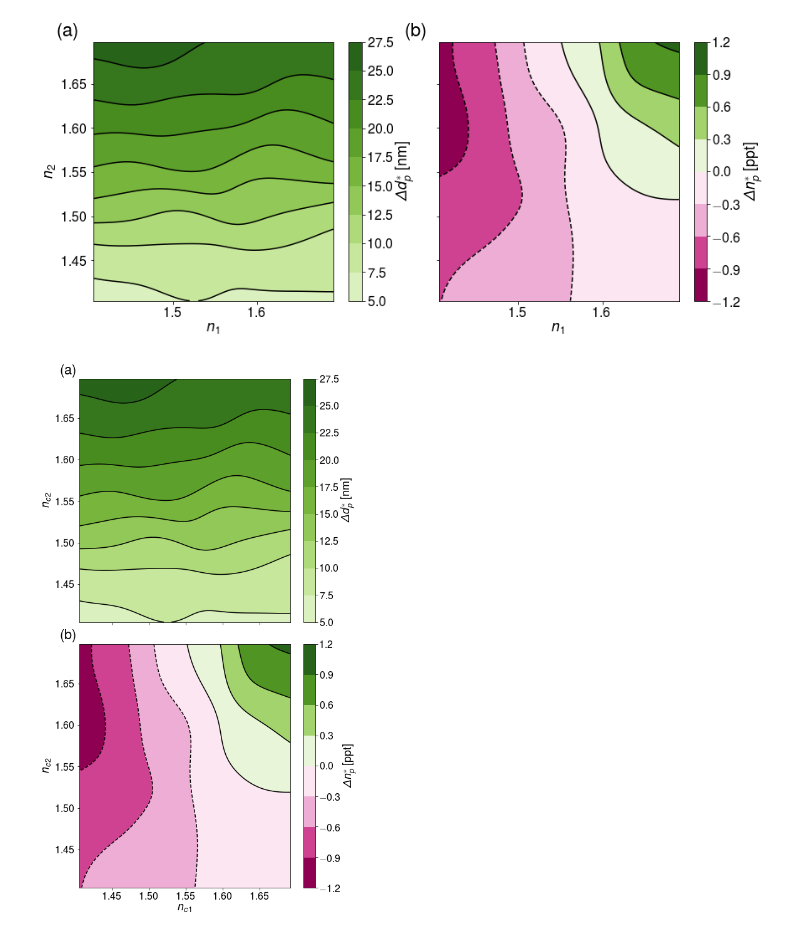
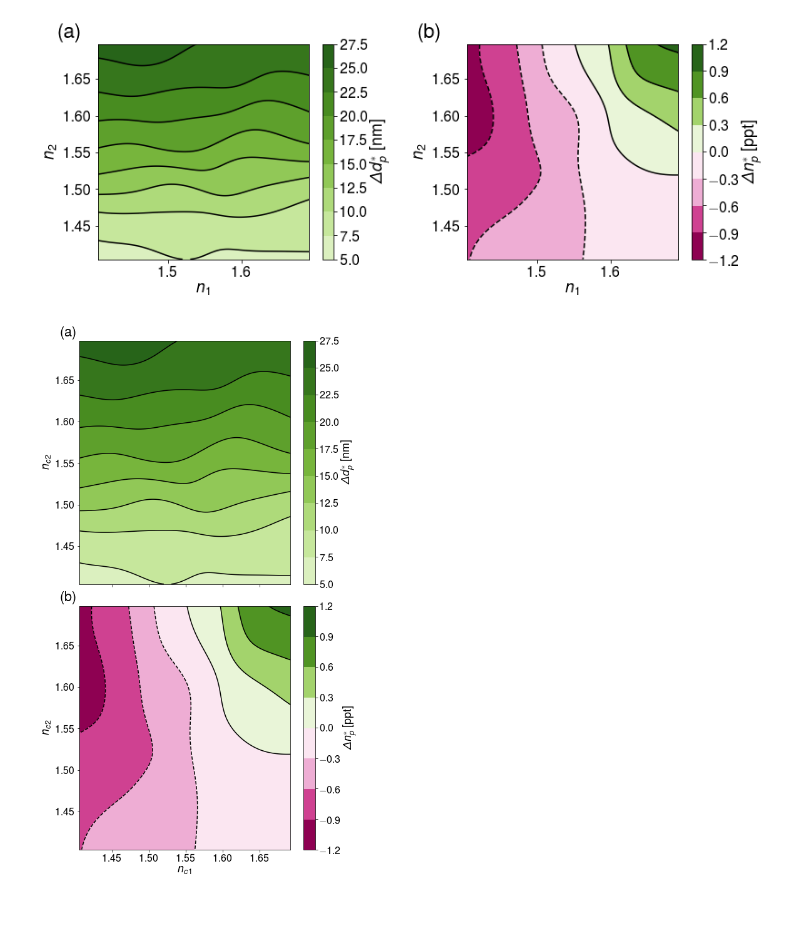
Before and after one commit to laltman2/DDA_binding_assays, a Jupyter notebook: Double_Coat_Plot.ipynb, the cells around one changed output. Saved outputs shown, nothing was run; the diff lists cells and outputs as text; code cells hidden in the pictures; blank space fills up the shorter version.

Commit message:
figure updates

```diff
--- a/Double_Coat_Plot.ipynb
+++ b/Double_Coat_Plot.ipynb
@@ -163,28 +163,30 @@ dn_p = (n_fit2 - n_fit1).to_numpy()*1e3
 dda_p, xx, yy = distribution([n_1, n_2], da_p)
 ddn_p, xx, yy = distribution([n_1, n_2], dn_p)
 # %%
-fig, axes = plt.subplots(1, 2, figsize=(12,5), sharey=True)
+fig, axes = plt.subplots(1, 2, figsize=(11,4))
 
 dd = [dda_p, ddn_p]
 labels = [r'$\Delta d_p^*$ [\si{nm}]',
           r'$\Delta n_p^*$ [ppt]']
 letters = [r'(a)', r'(b)']
 for n, ax in enumerate(axes):
     ct = ax.contourf(xx, yy, dd[n], cmap='PiYG', norm=MidpointNormalize(midpoint=0,vmin=np.min(np.append(dd[n], 0)), vmax=np.max(np.append(dd[n], 0))))
     ax.contour(xx, yy, dd[n], colors='k')
     cb = fig.colorbar(ct, ax=ax)
     cb.set_label(labels[n])
     ax.set_xlabel(r'$n_1$')
-    fig.text(0.48*n+0.02,1, letters[n], fontsize=22)
-axes[0].set_ylabel(r'$n_2$')
+    fig.text(0.5*n+0.02,1, letters[n], fontsize=22)
+    ax.set_ylabel(r'$n_2$')
 
 
 
-fig.tight_layout(pad=0.1, w_pad=2)
+fig.tight_layout(pad=0.1)
+fig.subplots_adjust(wspace=0.4)
 
-savefig(fig, 'figures/double_coat_fitdifference.png')
+
+savefig(fig, 'figures/double_coat_fitdifference02.png')
 # %% [output]
-[figure, old version]
+[figure, new version]
 # %%
 fig, axes = plt.subplots(2, 1, figsize=(7,12), sharex=True)
 
```
Also changed, not shown: 10 other files.
